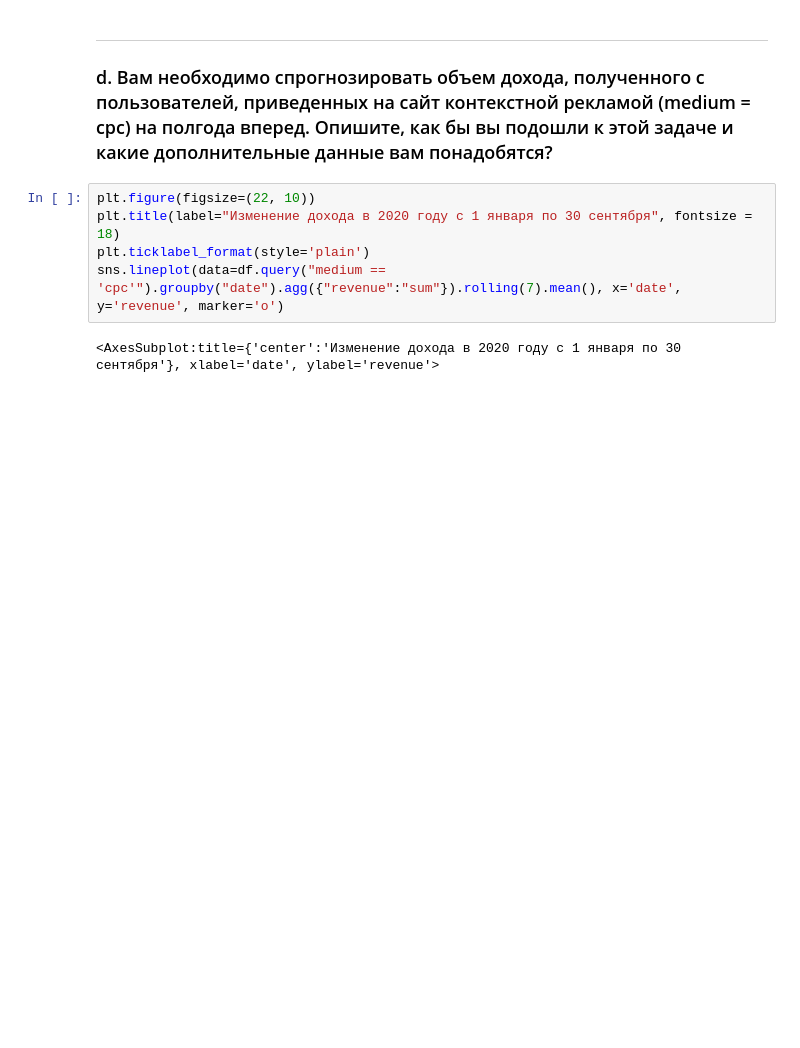
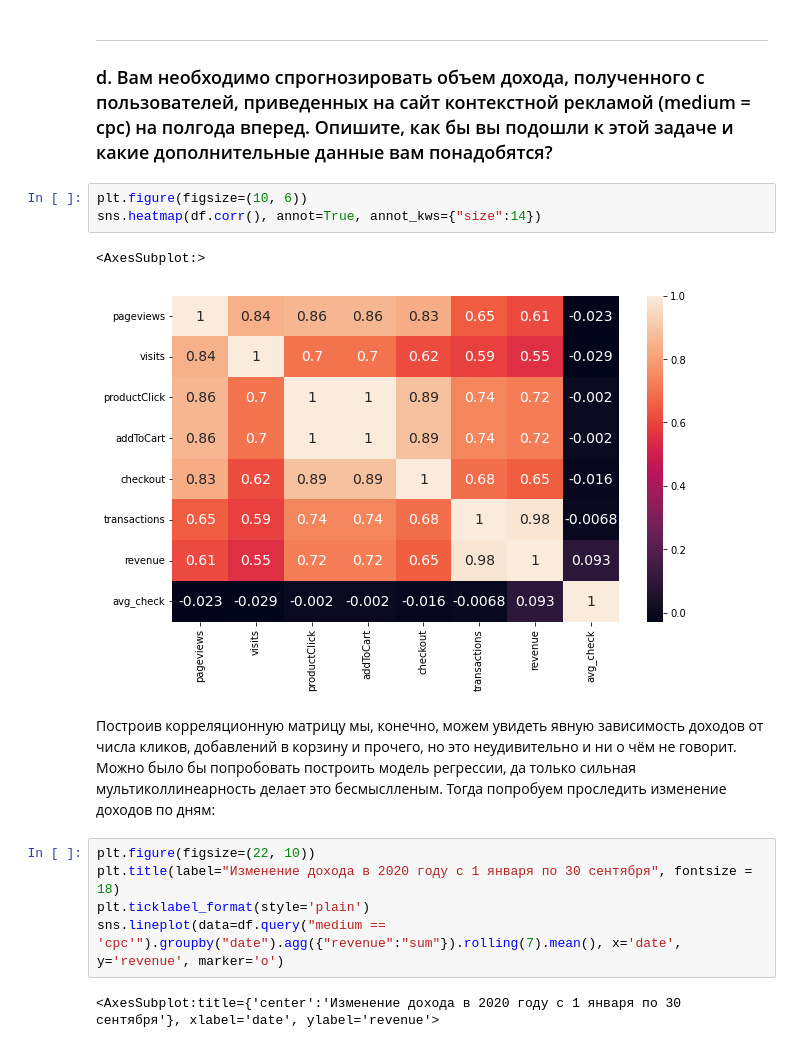
Before and after one commit to Lasiagrostis/per-aspera-ad-astra, a Jupyter notebook: Case_R.ipynb, the cells around one changed output. Saved outputs shown, nothing was run; the diff lists cells and outputs as text; blank space fills up the shorter version.

```diff
--- a/Case_R.ipynb
+++ b/Case_R.ipynb
@@ -82,6 +93,14 @@ sns.histplot(weekdays["cr"], ax=axes[1], stat='density')
 # %% [markdown]
 ---
 ### d.	Вам необходимо спрогнозировать объем дохода, полученного с пользователей, приведенных на сайт контекстной рекламой (medium = cpc) на полгода вперед. Опишите, как бы вы подошли к этой задаче и какие дополнительные данные вам понадобятся?
+# %%
+plt.figure(figsize=(10, 6))
+sns.heatmap(df.corr(), annot=True, annot_kws={"size":14})
+# %% [output]
+<AxesSubplot:>
+[figure, added]
+# %% [markdown]
+Построив корреляционную матрицу мы, конечно, можем увидеть явную зависимость доходов от числа кликов, добавлений в корзину и прочего, но это неудивительно и ни о чём не говорит. Можно было бы попробовать построить модель регрессии, да только сильная мультиколлинеарность делает это бесмыслленым. Тогда попробуем проследить изменение доходов по дням:
 # %%
 plt.figure(figsize=(22, 10))
 plt.title(label="Изменение дохода в 2020 году с 1 января по 30 сентября", fontsize = 18)
```
Also changed, not shown: parts of 7 cells of this notebook.
